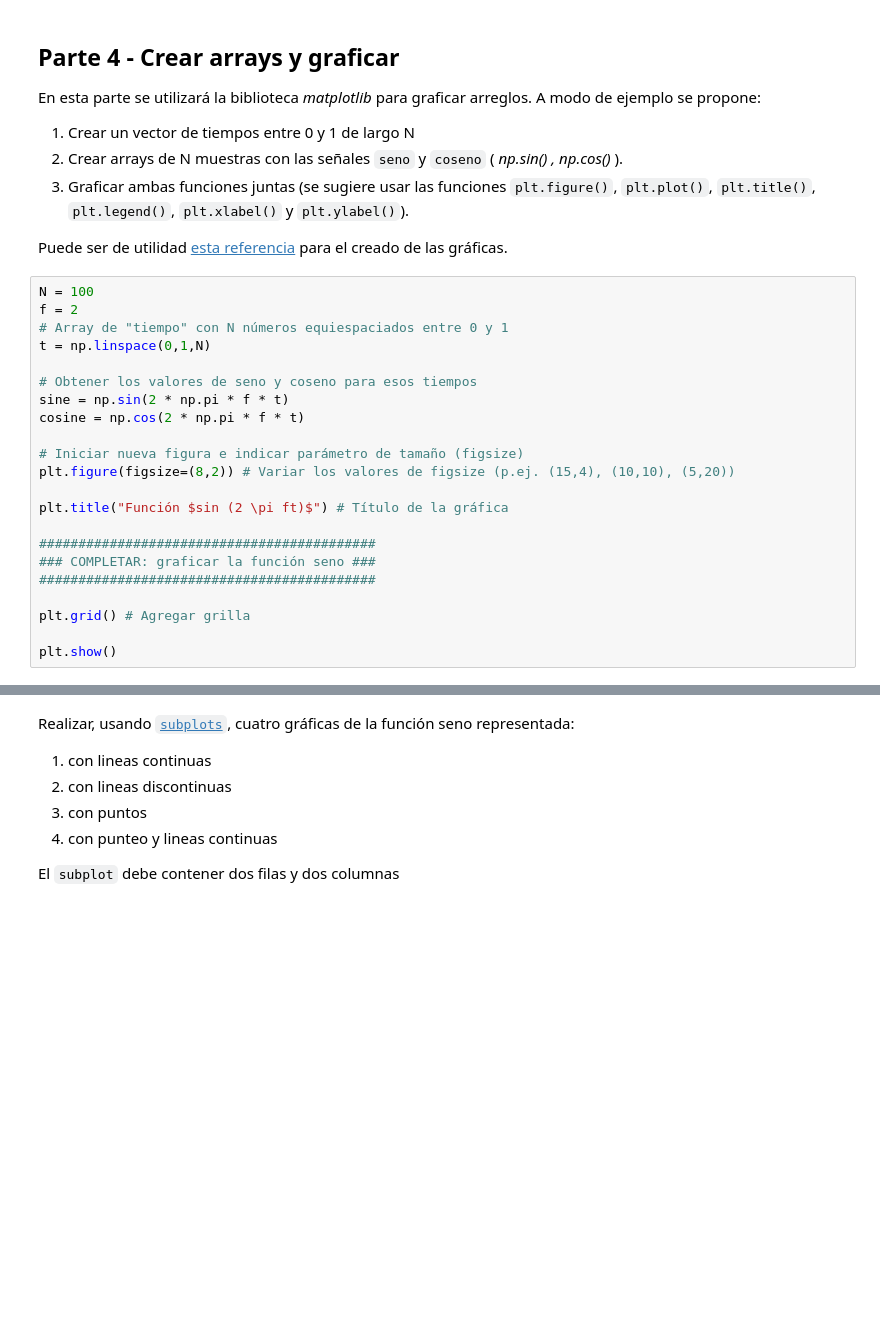
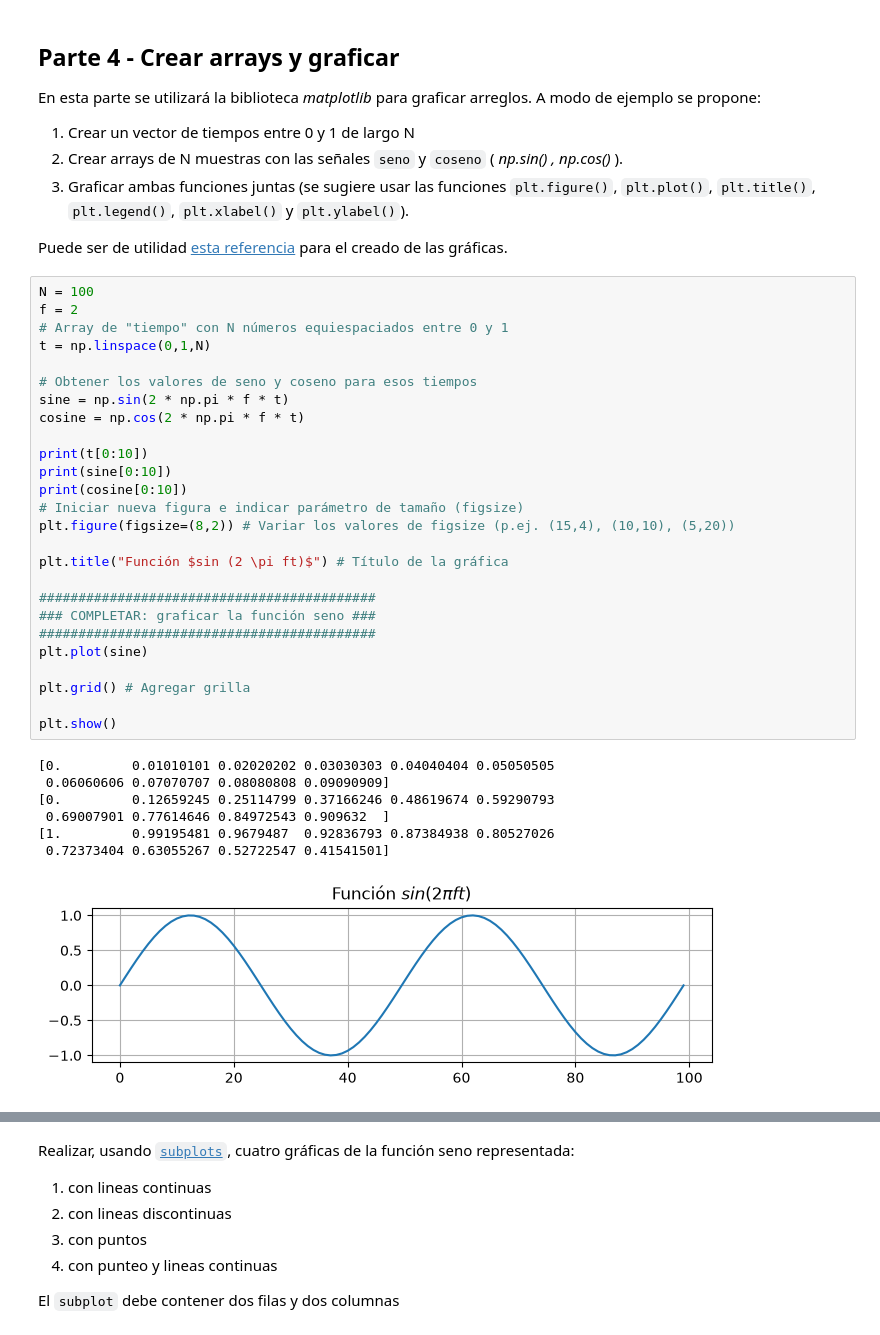
Before and after one commit to monicarle1974/curso_series_temporales, a Jupyter notebook: A_P0_manejo_python.ipynb, the cells around one changed output, grey strips where cells are left out. Cells and saved outputs as stored; diff of their text form; blank space fills up the shorter version.

```diff
--- a/A_P0_manejo_python.ipynb
+++ b/A_P0_manejo_python.ipynb
@@ -272,22 +333,34 @@ Puede ser de utilidad [esta referencia](https://cs231n.github.io/python-numpy-tu
 # %%
 N = 100
 f = 2
 # Array de "tiempo" con N números equiespaciados entre 0 y 1
 t = np.linspace(0,1,N)
 
 # Obtener los valores de seno y coseno para esos tiempos
 sine = np.sin(2 * np.pi * f * t)
 cosine = np.cos(2 * np.pi * f * t)
 
+print(t[0:10])
+print(sine[0:10])
+print(cosine[0:10])
 # Iniciar nueva figura e indicar parámetro de tamaño (figsize)
 plt.figure(figsize=(8,2)) # Variar los valores de figsize (p.ej. (15,4), (10,10), (5,20))
 
 plt.title("Función $sin (2 \pi ft)$") # Título de la gráfica
 
 ###########################################
 ### COMPLETAR: graficar la función seno ###
 ###########################################
+plt.plot(sine)
 
 plt.grid() # Agregar grilla
 
 plt.show()
+# %% [output]
+[0.         0.01010101 0.02020202 0.03030303 0.04040404 0.05050505
+ 0.06060606 0.07070707 0.08080808 0.09090909]
+[0.         0.12659245 0.25114799 0.37166246 0.48619674 0.59290793
+ 0.69007901 0.77614646 0.84972543 0.909632  ]
+[1.         0.99195481 0.9679487  0.92836793 0.87384938 0.80527026
+ 0.72373404 0.63055267 0.52722547 0.41541501]
+[figure, added]
```
Also changed, not shown: parts of 36 cells of this notebook, 3 other files.
